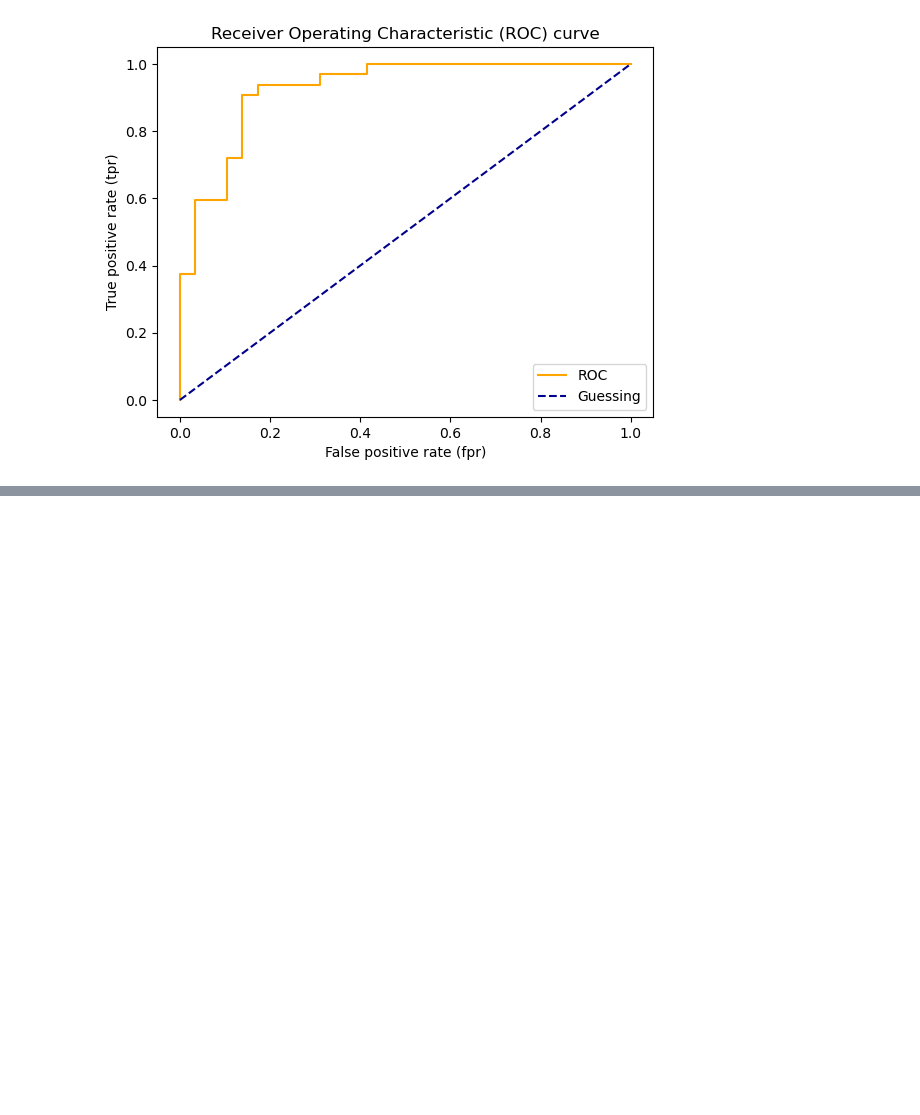
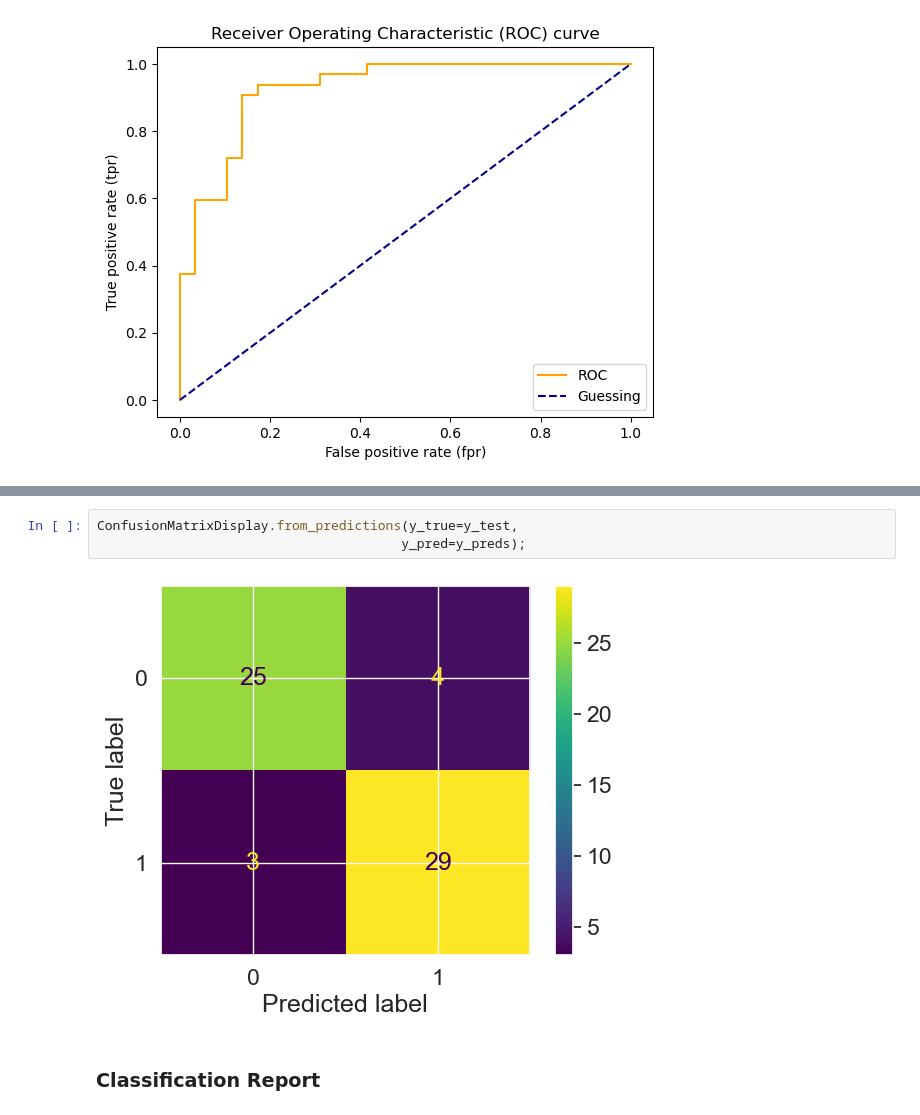
Before and after one commit to lorenarms/Machine_Learning, a Jupyter notebook: heart_disease_project/Predict-Heart-Disease.ipynb, the cells around one changed output, grey strips where cells are left out. Saved outputs shown, nothing was run; the diff lists cells and outputs as text; blank space fills up the shorter version.

Commit message:
added images

```diff
--- a/heart_disease_project/Predict-Heart-Disease.ipynb
+++ b/heart_disease_project/Predict-Heart-Disease.ipynb
@@ -749,0 +637,7 @@ clf_lr.score(X_test, y)
+# %%
+ConfusionMatrixDisplay.from_predictions(y_true=y_test,
+                                       y_pred=y_preds);
+# %% [output]
+[figure, added]
+# %% [markdown]
+### Classification Report
```
Also changed, not shown: parts of 46 cells of this notebook, 5 other files.
